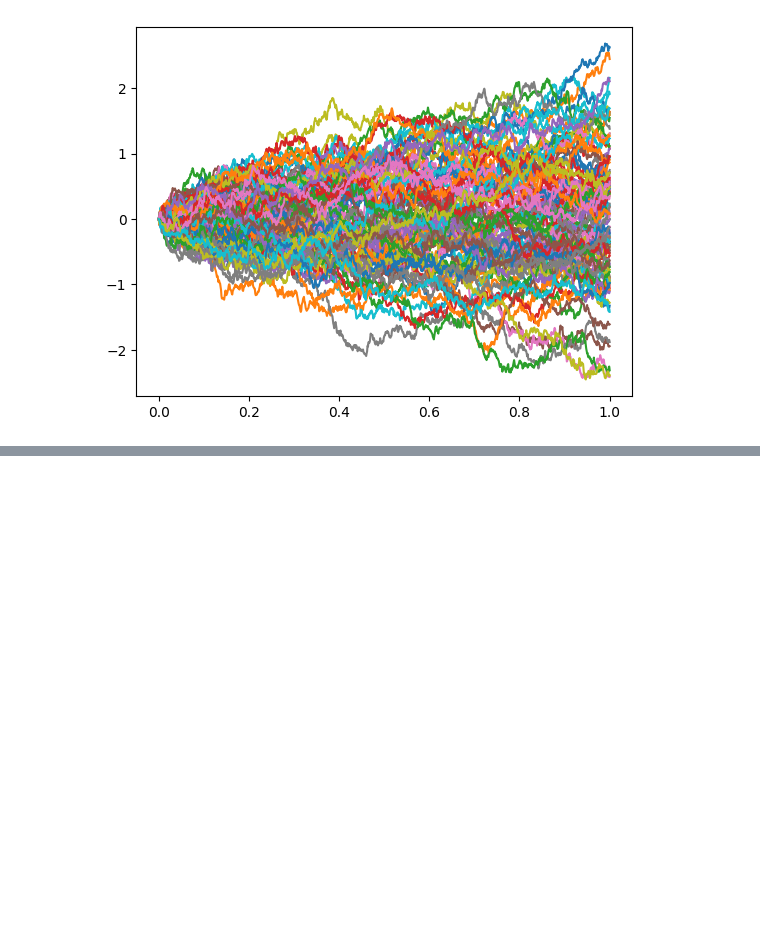
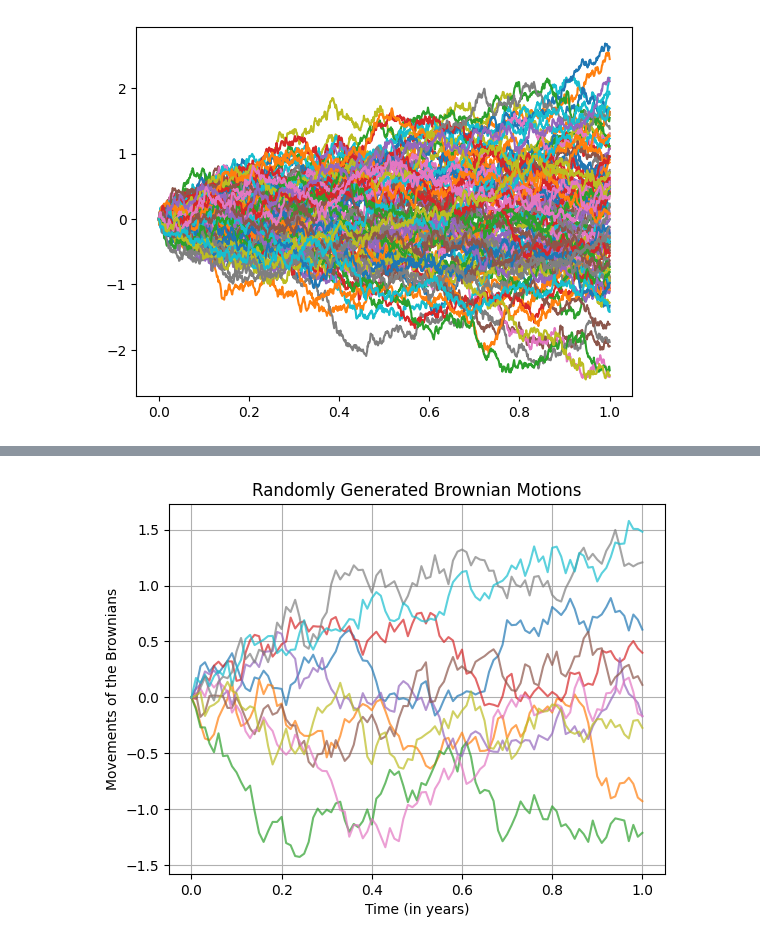
Before and after one commit to noambcm/BASICS, a Jupyter notebook: First-principles-MB.ipynb, the cells around one changed output, grey strips where cells are left out. Cells and saved outputs as stored; diff of their text form; code cells hidden in the pictures; blank space fills up the shorter version.

```diff
--- a/First-principles-MB.ipynb
+++ b/First-principles-MB.ipynb
@@ -40,0 +158,28 @@ W = np.concatenate((W0, np.cumsum(dW, axis=1)), axis = 1) # W : 100*10001
+# %%
+# 6. Brownian Motions
+
+import numpy as np
+import matplotlib.pyplot as plt
+
+T = 1 # 1 Year
+number_of_samples = 10
+subdivision = 100
+dt = T/subdivision # infinitesimal interval
+W0 = np.zeros((number_of_samples, 1))
+dW = np.random.normal(0, np.sqrt(dt), size=(number_of_samples, subdivision))
+W = np.cumsum(dW, axis=1)
+final_brownian = np.concatenate((W0, W), axis=1)
+
+time = np.linspace(0, T, subdivision + 1)
+for i in range(number_of_samples):
+    plt.plot(time, final_brownian[i, :], label=f"Simulation {i+1}", alpha=0.7)
+
+plt.title("Randomly Generated Brownian Motions")
+plt.xlabel("Time (in years)")
+plt.ylabel("Movements of the Brownians")
+plt.grid(True)
+plt.show()
+
+# We notice little to no differences with the precedent section
+# %% [output]
+[figure, added]
```
Also changed, not shown: parts of 5 cells of this notebook.
